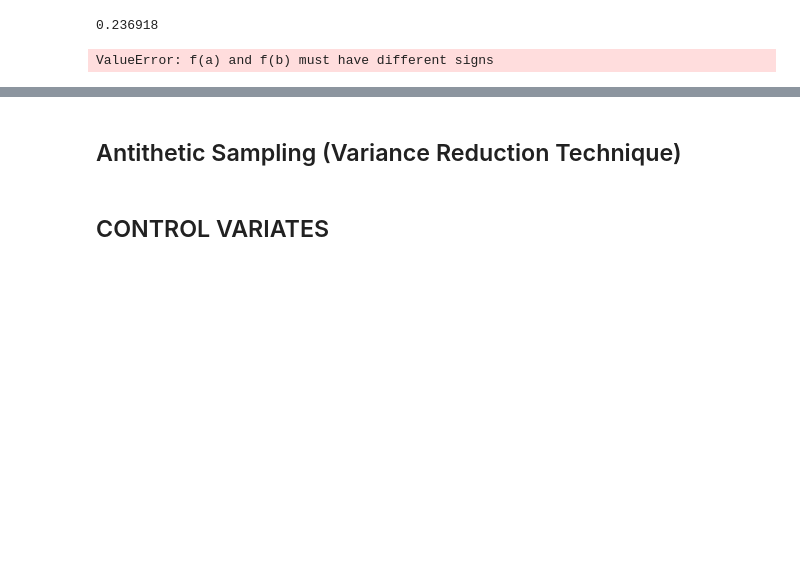
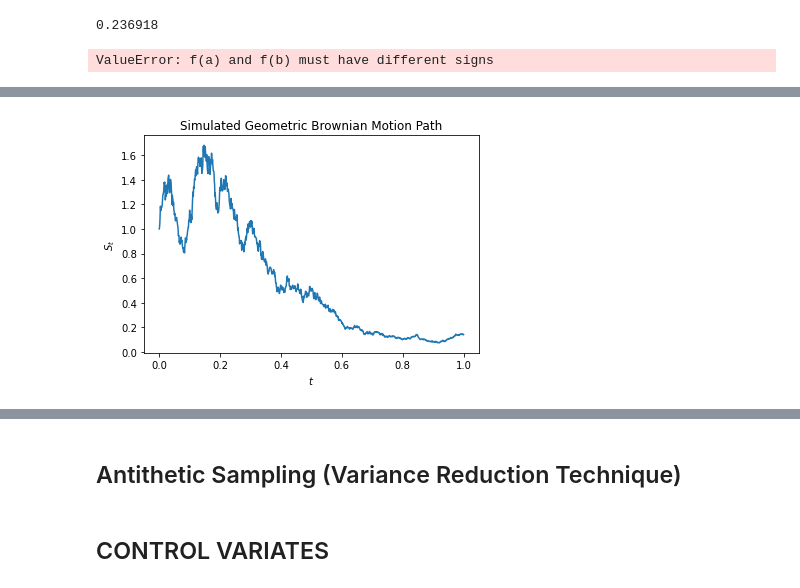
Before and after one commit to Jspano95/Derivatives_Pricing_Models, a Jupyter notebook: MC_Derivative_pricer.ipynb, the cells around one changed output, grey strips where cells are left out. Saved outputs shown, nothing was run; the diff lists cells and outputs as text; code cells hidden in the pictures; blank space fills up the shorter version.

```diff
--- a/MC_Derivative_pricer.ipynb
+++ b/MC_Derivative_pricer.ipynb
@@ -239,11 +303,25 @@ def bmsim(T, N, X0=0, mu=0, sigma=1):
 # %%
 def gbmsim(T, N, S0=1, mu=0, sigma=1):
-    """Simulate a Geometric Brownian motion path."""
+    """
+    Simulate a Geometric Brownian motion path with Mu (drift) = 0 and sigma = 1
+    """
+
     deltaT = float(T)/N
+
+    # create the linearly spaced vector of 0 through T, in increments of N + 1
     tvec = np.linspace(0, T, N+1)
-    z = np.random.randn(N+1)  #Again one more than we need. This keeps it comparable to bmsim.
+
+    # initialse random numbers through N + 1 for the shape
+    z = np.random.randn(N+1)
+
+    # initialise an array of zeros of the same shape (to be iterated over)
     S = np.zeros_like(z)
+
+    # define the starting point for the iteration to be (1)
     S[0] = S0
-    for i in range(0, N): #Note: we can no longer vectorize this, because S[:, j] is needed for S[:, j+1].
+
+    #Note: we can no longer vectorize this, because S[:, j] is needed for S[:, j+1].
+    for i in range(0, N):
         S[i+1] = S[i] + mu*S[i]*deltaT + sigma*S[i]*np.sqrt(deltaT)*z[i+1]
+
     return tvec, S
@@ -251,0 +328,10 @@ def gbmsim(T, N, S0=1, mu=0, sigma=1):
+# %%
+np.random.seed(0)
+tvec, S = gbmsim(1, 1000)
+S = pd.Series(S, index=tvec)
+S.plot()
+plt.title('Simulated Geometric Brownian Motion Path')
+# x label is time; y label is stock
+plt.xlabel("$t$"); plt.ylabel("$S_t$");
+# %% [output]
+[figure, added]
```
Also changed, not shown: parts of 15 cells of this notebook.
